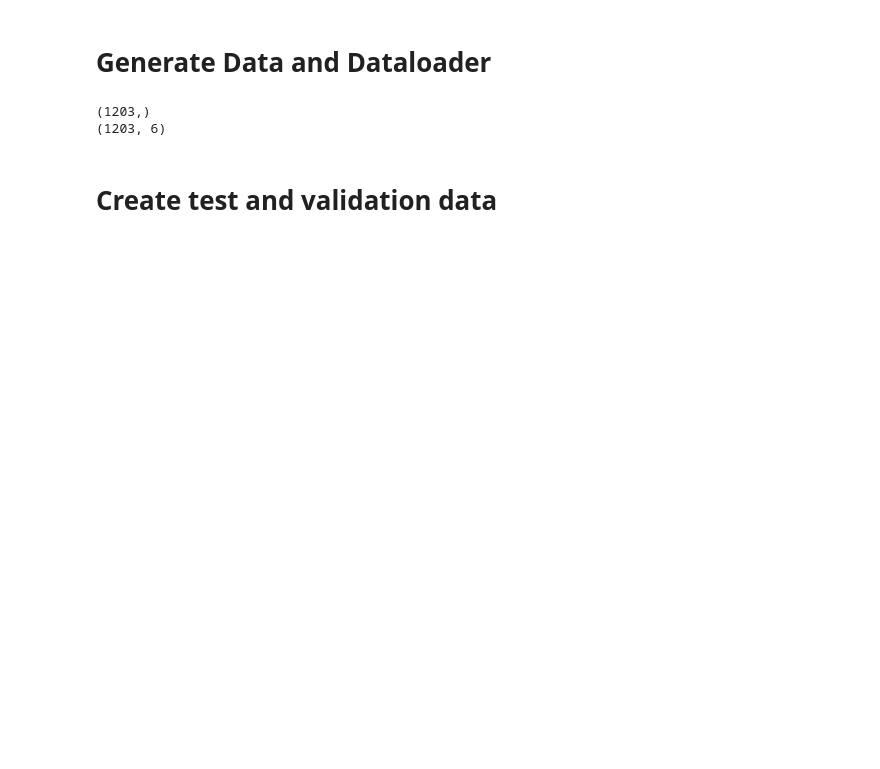
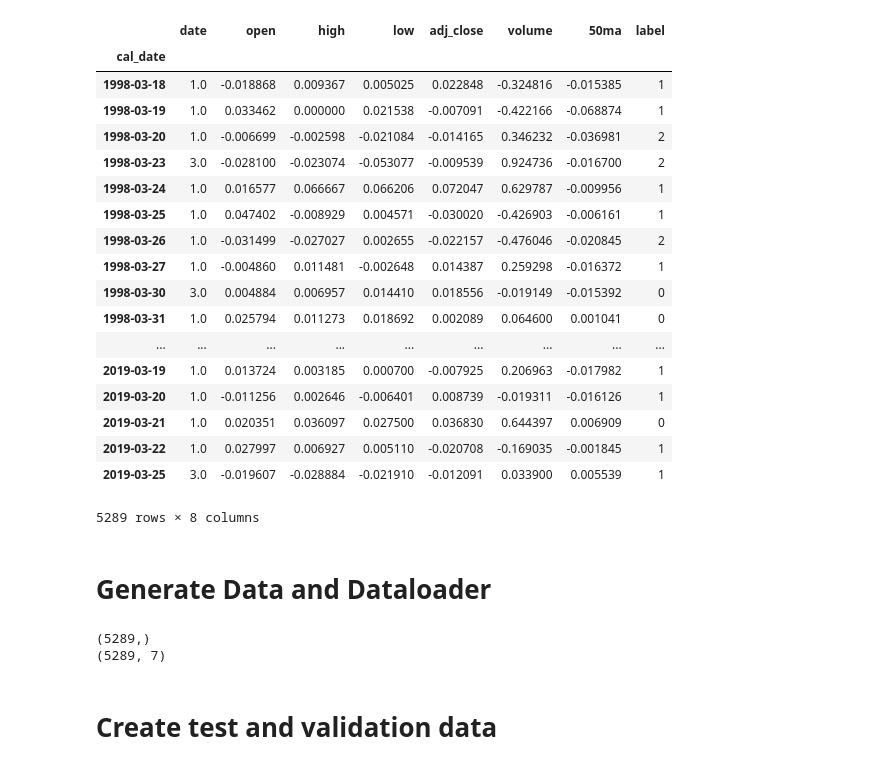
Before and after one commit to ncasale/zipline-setup, a Jupyter notebook: Stock_Data_LSTM.ipynb, the cells around one changed output. Drawn from its saved outputs; the diff is of its cells as text; code cells hidden in the pictures; blank space fills up the shorter version.

```diff
--- a/Stock_Data_LSTM.ipynb
+++ b/Stock_Data_LSTM.ipynb
@@ -8,5 +8,62 @@ import torch.utils.data
 import pandas as pd
 import datetime
 import time
+# %%
+def get_cleaned_data(ticker, pred_window):
+# Get stock data from csv
+    stock_data = pd.read_csv('./data/{}_extended.csv'.format(ticker), index_col=0).rename_axis('cal_date').reset_index()
+    stock_data = stock_data.set_index('cal_date')
+
+# Generate new columns
+    stock_data['50ma'] = pd.Series.rolling(stock_data['volume'],50, min_periods=50).mean().round()
+    stock_data['label'] = stock_data['adj_close'].shift(periods=-pred_window)
+    stock_data['label'] = stock_data['label'] - stock_data['adj_close']
+    stock_data['label'] = pd.Series(stock_data['label']/stock_data['adj_close']*100).astype(float)
+    stock_data['label'] = pd.cut(stock_data['label'], [np.NINF,-2,2,np.inf], labels= [0, 1, 2])
+# Format columns as differences
+# NOTE: Date is formatted as the difference in days to keep value ranges lower.
+    for column in stock_data:
+        if column not in ['date', 'label']:
+            stock_data[column] = stock_data[column].pct_change()
+
+# Drop all cols that contain NAs
+    stock_data.dropna(inplace = True)
+
+# Refactor date column to be days since last datatpoint and drop NA's again
+    stock_data['date'] = stock_data.index
+    stock_data['date'] = stock_data['date'].apply(lambda x: time.mktime(datetime.datetime.strptime(x, "%Y-%m-%d").timetuple()), convert_dtype=True)
+    stock_data['date'] = stock_data['date'].diff()/86400
+    stock_data['date'] = stock_data['date'].round()
+
+    stock_data = stock_data.loc[:, ['date', 'open', 'high', 'low', 'close', 'adj_close', 'volume', '50ma', 'label']]
+    stock_data.drop(labels='close', inplace = True, axis = 1)
+    stock_data.dropna(inplace = True)
+    return stock_data
+
+
+ticker = 'aapl'
+pred_window = 5
+stock_data = get_cleaned_data(ticker, pred_window)
+stock_data
+# %% [output]
+|  | date | open | high | low | adj_close | volume | 50ma | label |
+| cal_date |  |  |  |  |  |  |  |  |
+| 1998-03-18 | 1.0 | -0.018868 | 0.009367 | 0.005025 | 0.022848 | -0.324816 | -0.015385 | 1 |
+| 1998-03-19 | 1.0 | 0.033462 | 0.000000 | 0.021538 | -0.007091 | -0.422166 | -0.068874 | 1 |
+| 1998-03-20 | 1.0 | -0.006699 | -0.002598 | -0.021084 | -0.014165 | 0.346232 | -0.036981 | 2 |
+| 1998-03-23 | 3.0 | -0.028100 | -0.023074 | -0.053077 | -0.009539 | 0.924736 | -0.016700 | 2 |
+| 1998-03-24 | 1.0 | 0.016577 | 0.066667 | 0.066206 | 0.072047 | 0.629787 | -0.009956 | 1 |
+| 1998-03-25 | 1.0 | 0.047402 | -0.008929 | 0.004571 | -0.030020 | -0.426903 | -0.006161 | 1 |
+| 1998-03-26 | 1.0 | -0.031499 | -0.027027 | 0.002655 | -0.022157 | -0.476046 | -0.020845 | 2 |
+| 1998-03-27 | 1.0 | -0.004860 | 0.011481 | -0.002648 | 0.014387 | 0.259298 | -0.016372 | 1 |
+| 1998-03-30 | 3.0 | 0.004884 | 0.006957 | 0.014410 | 0.018556 | -0.019149 | -0.015392 | 0 |
+| 1998-03-31 | 1.0 | 0.025794 | 0.011273 | 0.018692 | 0.002089 | 0.064600 | 0.001041 | 0 |
+| ... | ... | ... | ... | ... | ... | ... | ... | ... |
+| 2019-03-19 | 1.0 | 0.013724 | 0.003185 | 0.000700 | -0.007925 | 0.206963 | -0.017982 | 1 |
+| 2019-03-20 | 1.0 | -0.011256 | 0.002646 | -0.006401 | 0.008739 | -0.019311 | -0.016126 | 1 |
+| 2019-03-21 | 1.0 | 0.020351 | 0.036097 | 0.027500 | 0.036830 | 0.644397 | 0.006909 | 0 |
+| 2019-03-22 | 1.0 | 0.027997 | 0.006927 | 0.005110 | -0.020708 | -0.169035 | -0.001845 | 1 |
+| 2019-03-25 | 3.0 | -0.019607 | -0.028884 | -0.021910 | -0.012091 | 0.033900 | 0.005539 | 1 |
+5289 rows × 8 columns
 # %% [markdown]
 # Generate Data and Dataloader
@@ -35,11 +70,11 @@ stock_data = get_stock_data('./data/aapl.csv')
 # %%
 # Get input data and labels
 signals = stock_data['label'].values
-daily_data = stock_data.drop(['date', 'label'], axis=1).values
+daily_data = stock_data.drop(['label'], axis=1).values
 
 print(signals.shape)
 print(daily_data.shape)
 # %% [output]
-(1203,)
-(1203, 6)
+(5289,)
+(5289, 7)
 # %%
```
Also changed, not shown: parts of 9 cells of this notebook, 6 other files.
